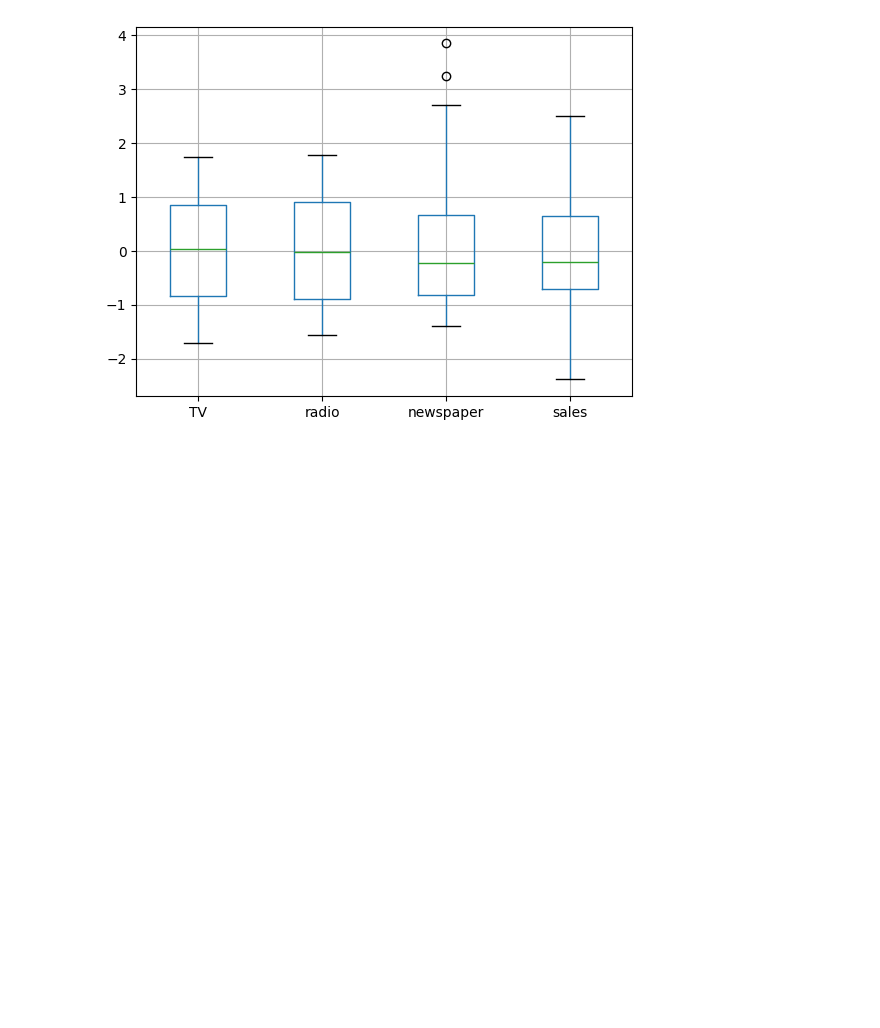
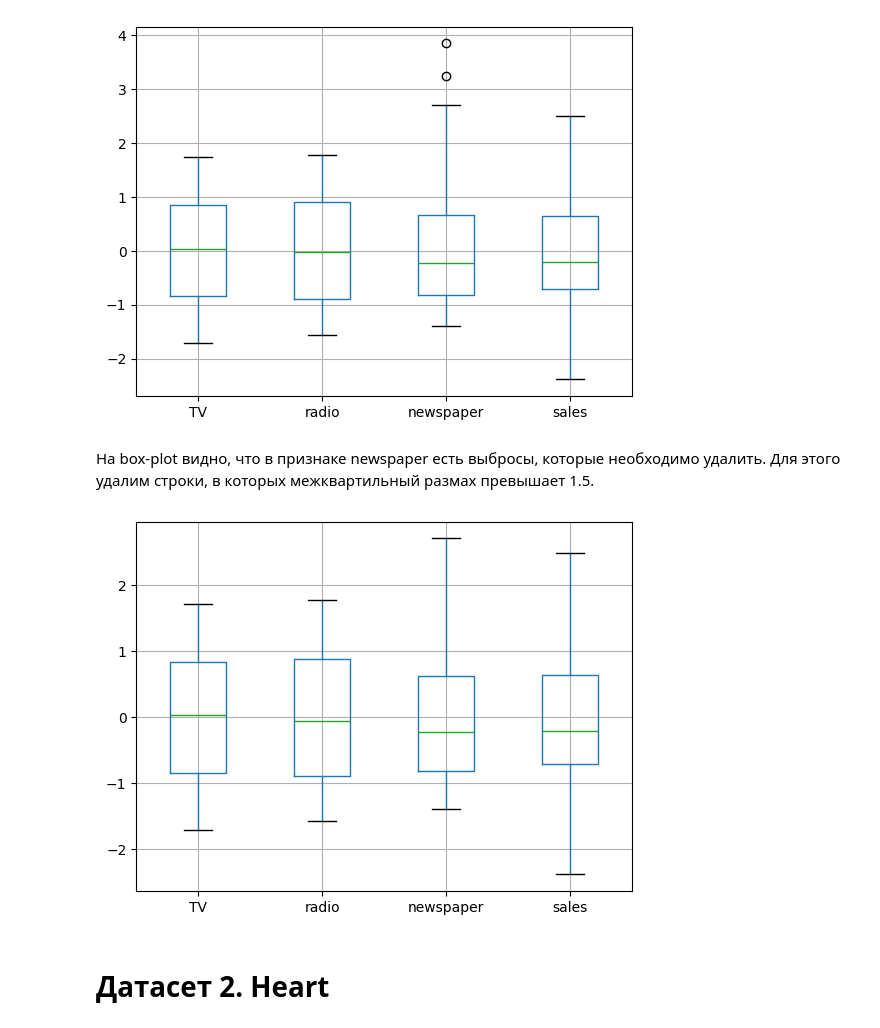
Before and after one commit to edelwiw/MachineLearning, a Jupyter notebook: Lab1.ipynb, the cells around one changed output. Cells and saved outputs as stored; diff of their text form; code cells hidden in the pictures; blank space fills up the shorter version.

```diff
--- a/Lab1.ipynb
+++ b/Lab1.ipynb
@@ -191,3 +195,22 @@ data.boxplot()
 plt.show()
 # %% [output]
 [figure]
+# %% [markdown]
+На box-plot видно, что в признаке newspaper есть выбросы, которые необходимо удалить. Для этого удалим строки, в которых межквартильный размах превышает 1.5.
+# %%
+# Вычисление IQR (Interquartile Range)
+Q1 = data['newspaper'].quantile(0.25)
+Q3 = data['newspaper'].quantile(0.75)
+IQR = Q3 - Q1
+
+# Удаление выбросов
+
+filtered_entries = ~((data['newspaper'] < (Q1 - 1.5 * IQR)) | (data['newspaper'] > (Q3 + 1.5 * IQR)))
+data = data[filtered_entries]
+
+data.boxplot()
+plt.show()
+# %% [output]
+[figure, added]
+# %% [markdown]
+# Датасет 2. Heart
```
Also changed, not shown: parts of 18 cells of this notebook.
